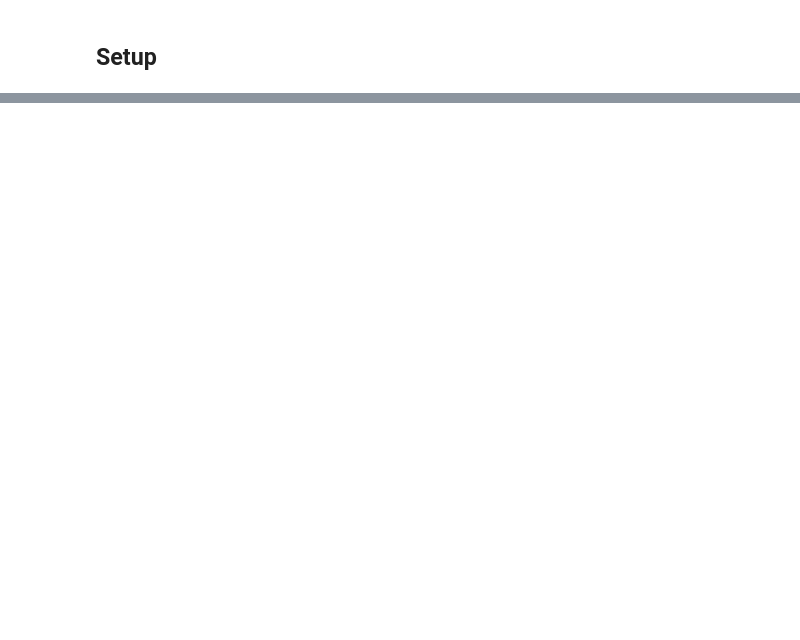
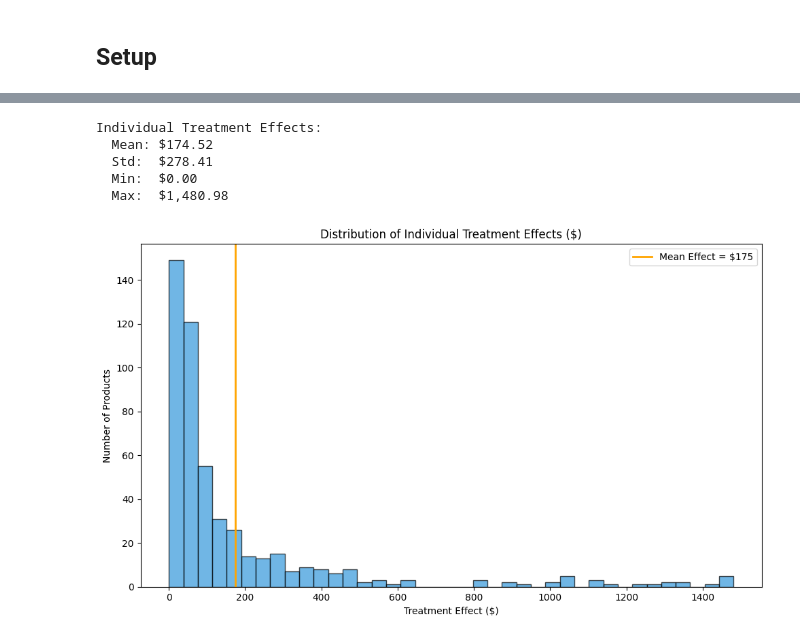
Before and after one commit to eisenhauerIO/courses-business-decisions, a Jupyter notebook: docs/source/measure-impact/01-potential-outcome-model/lecture.ipynb, the cells around one changed output, grey strips where cells are left out. Saved outputs shown, nothing was run; the diff lists cells and outputs as text; code cells hidden in the pictures; blank space fills up the shorter version.

Commit message:
now refactoring the potential otucome lecture

```diff
--- a/docs/source/measure-impact/01-potential-outcome-model/lecture.ipynb
+++ b/docs/source/measure-impact/01-potential-outcome-model/lecture.ipynb
@@ -607,0 +218,23 @@ True ATE:          $1,067
+# %%
+# Load all results including potential outcomes
+results = load_job_results(job_info)
+potential_outcomes = results["potential_outcomes"]
+
+# Merge with enriched sales to get treatment indicator
+full_info_df = potential_outcomes.merge(
+    sales_enriched[["product_identifier", "enriched", "revenue"]],
+    on="product_identifier",
+)
+full_info_df = full_info_df.rename(
+    columns={
+        "Y0_revenue": "Y⁰",
+        "Y1_revenue": "Y¹",
+        "enriched": "Treated",
+        "revenue": "Y_obs",
+    }
+)
+
+# Show sample with positive revenue
+sample = full_info_df[full_info_df["Y⁰"] > 0].sample(8, random_state=42)
+sample["Treated"] = sample["Treated"].map({True: "Yes", False: "No"})
+sample[["product_identifier", "Treated", "Y_obs", "Y⁰", "Y¹"]]
@@ -607,0 +261,23 @@ True ATE:          $1,067
+# %%
+# Individual treatment effect
+full_info_df["delta"] = full_info_df["Y¹"] - full_info_df["Y⁰"]
+
+
+print("Individual Treatment Effects:")
+print(f"  Mean: ${full_info_df['delta'].mean():,.2f}")
+print(f"  Std:  ${full_info_df['delta'].std():,.2f}")
+print(f"  Min:  ${full_info_df['delta'].min():,.2f}")
+print(f"  Max:  ${full_info_df['delta'].max():,.2f}")
+# %% [output]
+Individual Treatment Effects:
+  Mean: $174.52
+  Std:  $278.41
+  Min:  $0.00
+  Max:  $1,480.98
+# %%
+plot_individual_effects_distribution(
+    full_info_df["delta"],
+    title="Distribution of Individual Treatment Effects ($)",
+)
+# %% [output]
+[figure, added]
```
Also changed, not shown: parts of 87 cells of this notebook, 7 other files.
